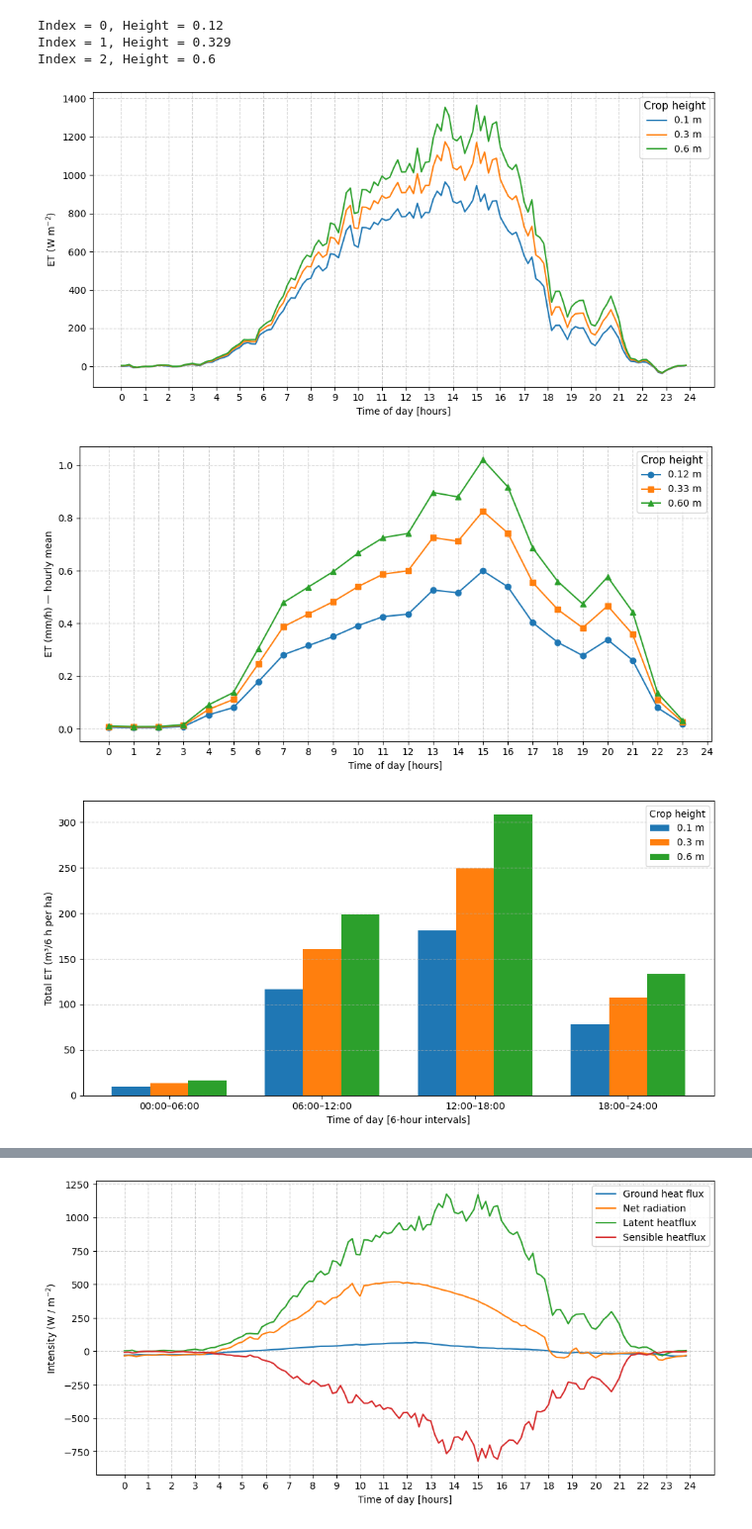
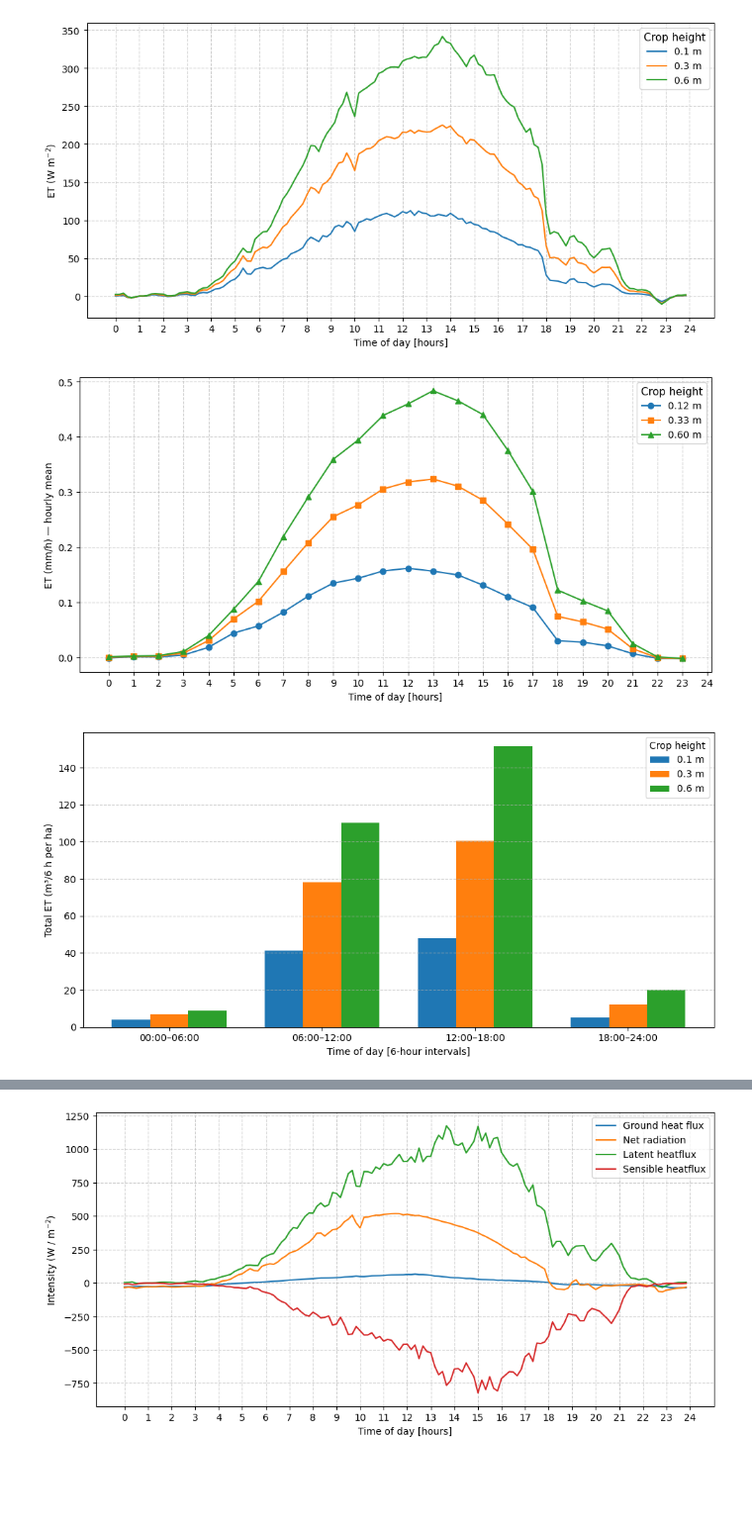
Before and after one commit to SisterPeanut/Turbulence_course, a Jupyter notebook: Main_data1.ipynb, the cells around one changed output, grey strips where cells are left out. Shown: that part at 99% size. Saved outputs shown, nothing was run; the diff lists cells and outputs as text; code cells hidden in the pictures; blank space fills up the shorter version.

```diff
--- a/Main_data1.ipynb
+++ b/Main_data1.ipynb
@@ -29,11 +29,12 @@ u= df.iloc[:,4].to_numpy() #windspeed at height 10.1m
 #Constants
 rho =  1.225 # kg/m³ - density of air at sea level (is it always the same?)
 c_p= 1005 # J/(kg·K) specific heat of air at sea level
-gamma= (c_p * p /10) / (0.622 * 2.45)# 0.665 # kPa /K - psycometric constant γ=cp⋅P/ (ε⋅λ)  (lambda is latent heat of vaporization, epsilon molecular weight of water vapor to dry air)
+gamma= (c_p * p /10) / (0.622 * 2.45*10**6) # kPa /K - psycometric constant γ=cp⋅P/ (ε⋅λ)  (lambda is latent heat of vaporization, epsilon molecular weight of water vapor to dry air)
+
 r_l = 100 #s m^-1 stomatal resistance of single leaf (well watered condition)
 karman= 0.41
 
-print(p)
+
 
 #12cm
 h = 0.12 # 12 cm
@@ -105,18 +89,10 @@ def resistance_aero(z_m, z_h, d, z_0m, z_0h, u):
 z_m= 10.1 #m heigth of wind meausurement
 z_h=1.95 #m height of humidity measurement
 T = pottemp_to_temp(theta) # Temperature K
-T_C= T-273.15
-e_s= 0.6108  * np.exp(17.27 * T_C/ (237.3 +T_C)) #Tetens equation.
-e_sa= vapour_pressure_deficit(T_C)
+
+e_s= 0.6108  * np.exp(17.27 * T/ (237.3 +T)) #Tetens equation.
+e_sa= vapour_pressure_deficit(T)
 delta= gradient_e_s(e_s, T)
-# %%
-
-for idx, h in enumerate(heights):
-    print(f"Index = {idx}, Height = {h}")
-# %% [output]
-Index = 0, Height = 0.12
-Index = 1, Height = 0.329
-Index = 2, Height = 0.6
 # %%
 
 ET = np.zeros((len(heights), len(R)), dtype=float)
@@ -164,8 +140,11 @@ plt.grid(True, linestyle="--", alpha=0.6)
 plt.tight_layout()
 plt.show()
 # %% [output]
-[figure, old version]
+[figure, new version]
 # %%
+L= 2.45 * 10**6
+ET_mm = (ET * 3600) / L
+
 steps_per_hour = 6
 total_hours = 24
 expected_len = total_hours * steps_per_hour
@@ -175,34 +154,34 @@ ET_mm_trim = ET_mm[:, :expected_len]
 
 # Hourly means: reshape [heights, 24, 6] → mean over the last axis
 ET_mm_hourly = ET_mm_trim.reshape(len(heights), total_hours, steps_per_hour).mean(axis=2)
 
 # Hour ticks 0..23
 hours = np.arange(total_hours)
 
 # Markers: circle, square, triangle (then cycle if more than 3 heights)
 markers = ['o', 's', '^']
 
 plt.figure(figsize=(10,5))
 
 for idx, h in enumerate(heights):
     marker = markers[idx % len(markers)]
     plt.plot(
         hours,
         ET_mm_hourly[idx, :],
         linestyle='-',
         marker=marker,
         label=f"{h:.2f} m"
     )
 
 plt.xticks(range(0, 25, 1))
 plt.xlabel("Time of day [hours]")
 plt.ylabel("ET (mm/h) — hourly mean")
 plt.grid(True, linestyle="--", alpha=0.6)
 plt.legend(title="Crop height", fontsize=10, title_fontsize=11, loc="upper right")
 plt.tight_layout()
 plt.show()
 # %% [output]
-[figure, old version]
+[figure, new version]
 # %%
 #Cost mm/h -> m^3/period
 A= 10000 # m^2 - 1 hectar
@@ -243,7 +222,7 @@ plt.grid(True, linestyle="--", axis="y", alpha=0.6)
 plt.tight_layout()
 plt.show()
 # %% [output]
-[figure, old version]
+[figure, new version]
 # %%
 
 price_per_m3 = 4.0          # SEK per m³; set to your actual price
```
Also changed, not shown: parts of 3 cells of this notebook, 1 other file.
